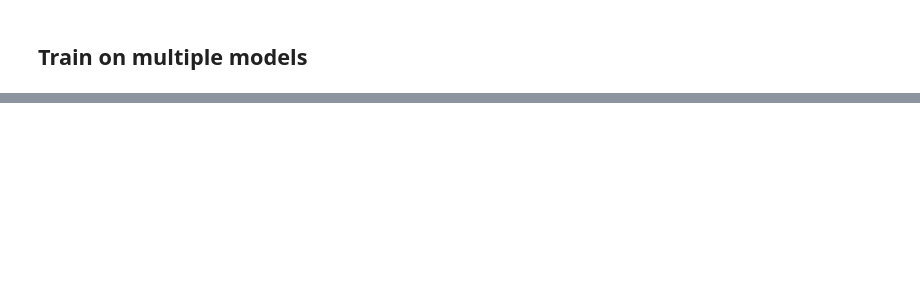
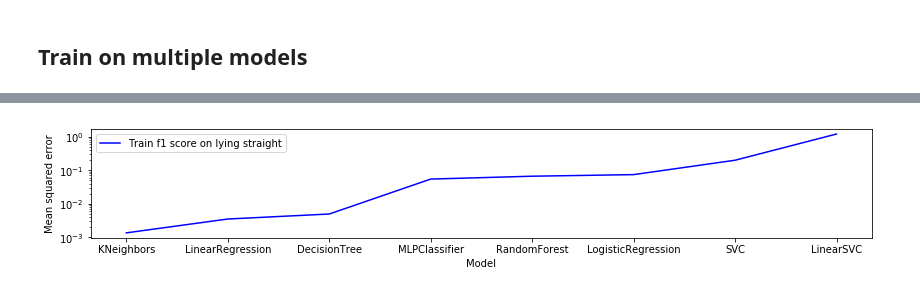
Before and after one commit to RedzCh/machine_learning_notes, a Jupyter notebook: machine_learning_notes.ipynb, the cells around one changed output, grey strips where cells are left out. Saved outputs shown, nothing was run; the diff lists cells and outputs as text; code cells hidden in the pictures; blank space fills up the shorter version.

Commit message:
Session 7/8: completed 1st draft of spot check algorithms and draw graphs refactor a bit the preparation/cleaning code + discussed on managing outliers

```diff
--- a/machine_learning_notes.ipynb
+++ b/machine_learning_notes.ipynb
@@ -69,3 +71,6 @@ df = pd.read_csv(TRAINING_DATASET_PATH)
+# %%
+df = pd.read_csv(DATASET_PATH + "train.csv")
+df_test = pd.read_csv(DATASET_PATH + "test.csv")
 # %%
 print(df.info())
 # %% [output]
@@ -328,13 +383,17 @@ for name,model in models:
 # %%
+print("5 expected values: {}\n".format(Y_test[0:5].values))
+for name,model in modelsWhichNeedNormalization:
+#     Train the model using the training sets
+    X_train_scaled = preprocessing.scale(X_train)
+    model.fit(X_train_scaled, Y_train)
 
-# for name,model in modelsWhichNeedNormalization:
-# #     Train the model using the training sets
-#     X_train_scaled = preprocessing.scale(X_train)
-#     model.fit(X_train_scaled, Y_train)
+    # Make predictions using the testing set
+    X_test_scaled = preprocessing.scale(X_test)
+    y_pre = model.predict(X_test_scaled)
 
-#     # Make predictions using the testing set
-#     X_test_scaled = preprocessing.scale(X_test)
-#     y_pre = model.predict(X_test_scaled)
-#     print("Training on {}: {}".format(name,mean_squared_log_error(Y_test, y_pre)))
+    mean_squared_log_err= mean_squared_log_error(Y_test, y_pre)
+    print("Training on {}\n   mean squared log error: {}\n".format(name,mean_squared_log_err))
+    print("   5 predicted values: {}\n".format(y_pre[0:5]))
+    containers.append([name,model,y_pre,mean_squared_log_err])
 
 # crash on Jeremie's laptop
@@ -340,0 +418,22 @@ for name,model in models:
+# %%
+def displayErrGraphOnAllAlgorithms(containers):
+    plt.rcParams["figure.figsize"] = (14,2)
+    from matplotlib.legend_handler import HandlerLine2D
+
+    names=[(lambda row: row[0])(row) for row in containers]
+    mean_squared_log_errs=[(lambda row: row[3])(row) for row in containers]
+
+    errs_df=pd.DataFrame(data=mean_squared_log_errs,columns=["err"])
+    errs_df["name"]=names
+    errs_df.sort_values(by="err",inplace=True)
+
+    line1, = plt.plot(errs_df["name"],errs_df["err"], 'b', label='Train f1 score on lying straight')
+    plt.legend(handler_map={line1: HandlerLine2D(numpoints=1)})
+    plt.ylabel('Mean squared error')
+    plt.xlabel('Model')
+    plt.yscale("log")
+
+    plt.show()
+displayErrGraphOnAllAlgorithms(containers)
+# %% [output]
+[figure, added]
```
Also changed, not shown: parts of 32 cells of this notebook.
